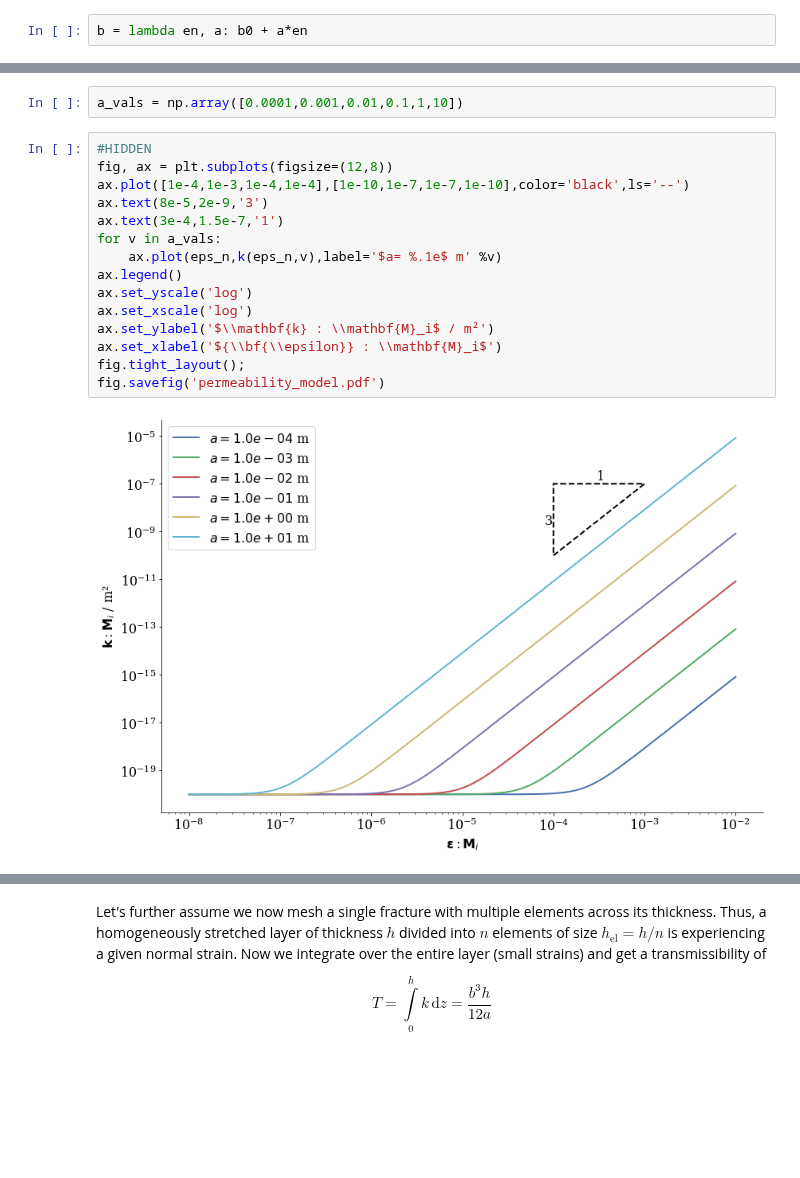
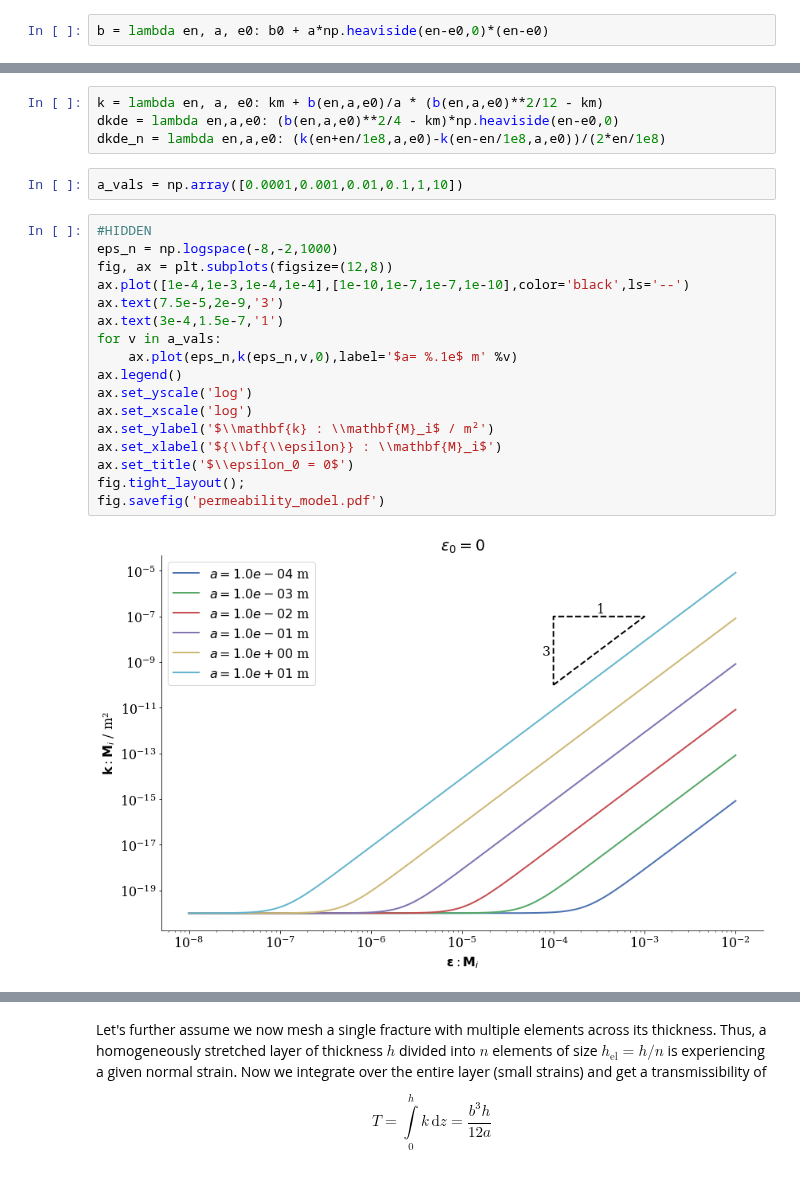
Before and after one commit to nagelt/MechanicsTrainingCourse2020, a Jupyter notebook: SingleFrac_EFP_vs_LIE/perm_model.ipynb, the cells around one changed output, grey strips where cells are left out. Saved outputs shown, nothing was run; the diff lists cells and outputs as text; blank space fills up the shorter version.

```diff
--- a/SingleFrac_EFP_vs_LIE/perm_model.ipynb
+++ b/SingleFrac_EFP_vs_LIE/perm_model.ipynb
@@ -27,2 +25,2 @@ eps_n = np.logspace(-8,-2,1000)
 # %%
-b = lambda en, a: b0 + a*en
+b = lambda en, a, e0: b0 + a*np.heaviside(en-e0,0)*(en-e0)
@@ -31,22 +27,28 @@ k = lambda en, a: km + b(en,a)/a * (b(en,a)**2/12 - km)
+# %%
+k = lambda en, a, e0: km + b(en,a,e0)/a * (b(en,a,e0)**2/12 - km)
+dkde = lambda en,a,e0: (b(en,a,e0)**2/4 - km)*np.heaviside(en-e0,0)
+dkde_n = lambda en,a,e0: (k(en+en/1e8,a,e0)-k(en-en/1e8,a,e0))/(2*en/1e8)
 # %%
 a_vals = np.array([0.0001,0.001,0.01,0.1,1,10])
 # %%
 #HIDDEN
+eps_n = np.logspace(-8,-2,1000)
 fig, ax = plt.subplots(figsize=(12,8))
 ax.plot([1e-4,1e-3,1e-4,1e-4],[1e-10,1e-7,1e-7,1e-10],color='black',ls='--')
-ax.text(8e-5,2e-9,'3')
+ax.text(7.5e-5,2e-9,'3')
 ax.text(3e-4,1.5e-7,'1')
 for v in a_vals:
-    ax.plot(eps_n,k(eps_n,v),label='$a= %.1e$ m' %v)
+    ax.plot(eps_n,k(eps_n,v,0),label='$a= %.1e$ m' %v)
 ax.legend()
 ax.set_yscale('log')
 ax.set_xscale('log')
 ax.set_ylabel('$\\mathbf{k} : \\mathbf{M}_i$ / m²')
 ax.set_xlabel('${\\bf{\\epsilon}} : \\mathbf{M}_i$')
+ax.set_title('$\\epsilon_0 = 0$')
 fig.tight_layout();
 fig.savefig('permeability_model.pdf')
 # %% [output]
-[figure, old version]
+[figure, new version]
 # %% [markdown]
 ### So what's happening ...
 
```
Also changed, not shown: parts of 13 cells of this notebook.
